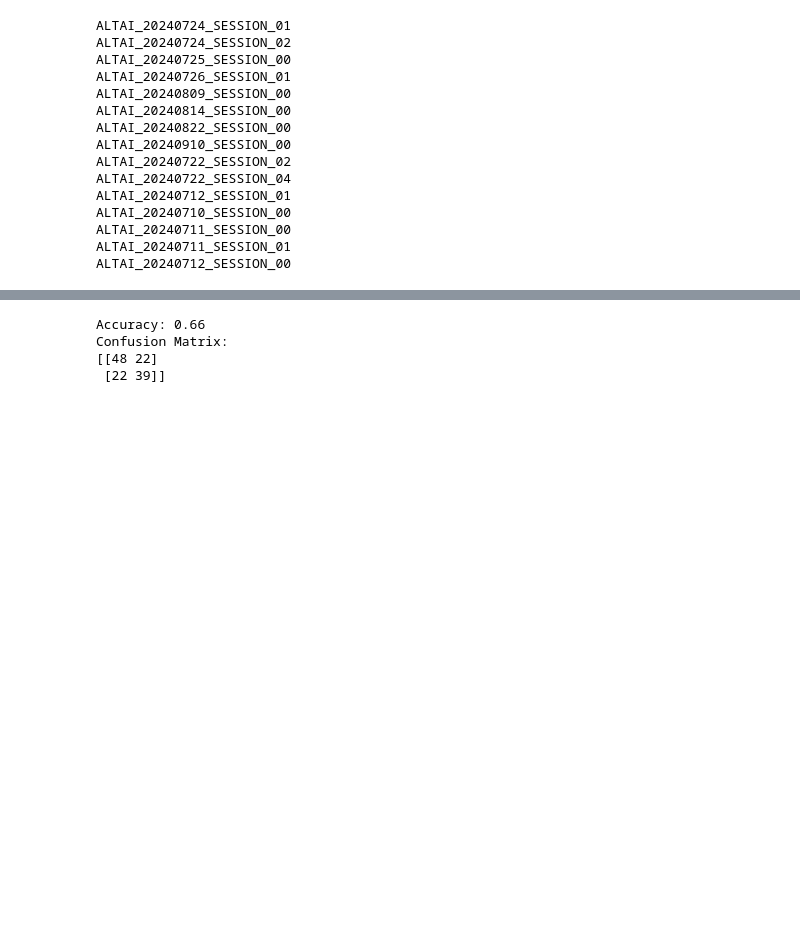
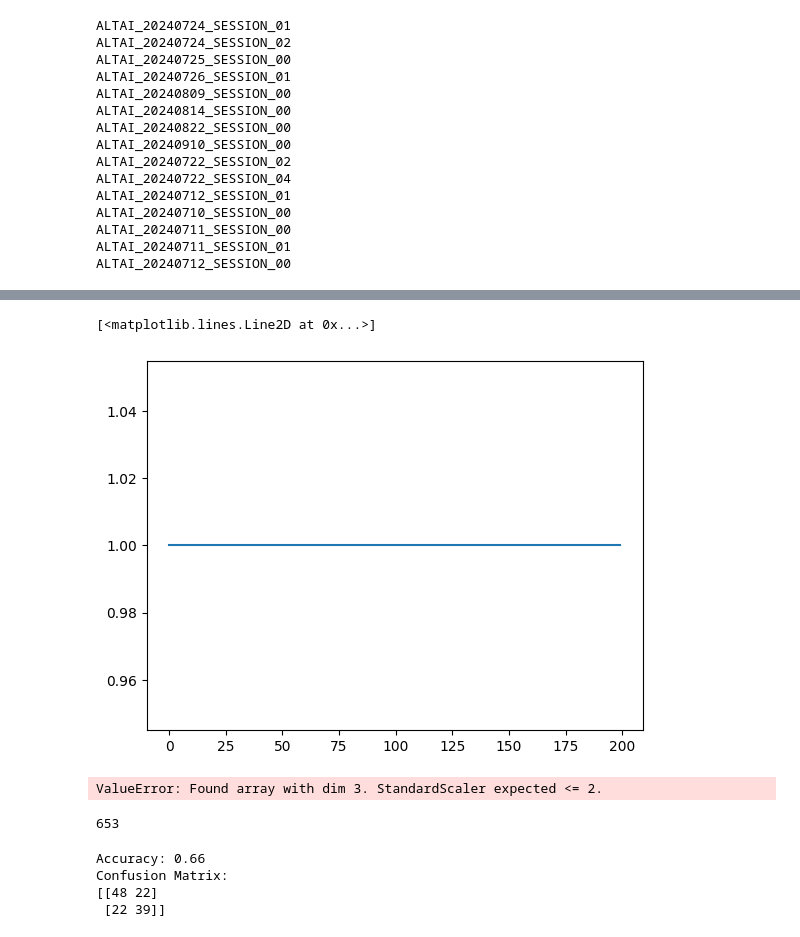
Before and after one commit to felicielevinton/analysebingobike, a Jupyter notebook: Decoding/GLM.ipynb, the cells around one changed output, grey strips where cells are left out. Drawn from its saved outputs; the diff is of its cells as text; code cells hidden in the pictures; blank space fills up the shorter version.

Commit message:
mise en forme données pour PCA

```diff
--- a/Decoding/GLM.ipynb
+++ b/Decoding/GLM.ipynb
@@ -8,7 +8,7 @@ import matplotlib.pyplot as plt
 
 t_pre = 0.5#0.2
 t_post = 0.50#0.300
-bin_width = 0.005
+bin_width = 0.02
 # Créer les bins de temps"
 psth_bins = np.arange(-t_pre, t_post, bin_width)
 # %%
@@ -57,0 +80,33 @@ len(pb_psth)
+# %%
+import numpy as np
+from sklearn.model_selection import train_test_split
+from sklearn.preprocessing import StandardScaler
+from sklearn.ensemble import RandomForestClassifier
+from sklearn.metrics import accuracy_score
+
+accuracy_total = []
+for k in range(200):
+    X = X_total[:, :, k]
+    print(len(X))
+    print(len(X[0]))
+
+
+    # Étape 3: Séparer les données en ensemble d'entraînement et de test
+    X_train, X_test, y_train, y_test = train_test_split(X, y, test_size=0.2, random_state=42)
+
+    # Étape 4: Standardiser les données
+    scaler = StandardScaler()
+    X_train_scaled = scaler.fit_transform(X_train)
+    X_test_scaled = scaler.transform(X_test)
+
+    # Étape 5: Entraîner un modèle (Random Forest dans cet exemple)
+    model = RandomForestClassifier(random_state=42)
+    model.fit(X_train_scaled, y_train)
+
+    # Étape 6: Faire des prédictions
+    y_pred = model.predict(X_test_scaled)
+
+    # Étape 7: Évaluer le modèle
+    accuracy = accuracy_score(y_test, y_pred)
+    accuracy_total.append(accuracy)
+    print("Exactitude (accuracy):", accuracy)
@@ -57,0 +132,5 @@ len(pb_psth)
+# %%
+plt.plot(accuracy_total)
+# %% [output]
+[<matplotlib.lines.Line2D at 0x...>]
+[figure, added]
@@ -58,3 +140,32 @@ len(pb_psth)
+# %%
+import numpy as np
+import matplotlib.pyplot as plt
+from sklearn.decomposition import PCA
+from sklearn.preprocessing import StandardScaler
+
+# Étape 2: Standardiser les données (centrer et réduire)
+scaler = StandardScaler()
+X_scaled = scaler.fit_transform(X)
+
+# Étape 3: Appliquer la PCA
+# n_components indique combien de composantes principales on veut conserver
+pca = PCA(n_components=2)  # Par exemple, réduire à 2 dimensions
+X_pca = pca.fit_transform(X_scaled)
+
+# Étape 4: Afficher les composantes principales (facultatif)
+print("Variance expliquée par chaque composante : ", pca.explained_variance_ratio_)
+print("Somme de la variance expliquée : ", np.sum(pca.explained_variance_ratio_))
+
+# Étape 5: Visualiser les deux premières composantes principales (facultatif)
+plt.figure(figsize=(8,6))
+plt.scatter(X_pca[:, 0], X_pca[:, 1], c='blue', edgecolor='k', s=50)
+plt.title("Projection des données sur les deux premières composantes principales")
+plt.xlabel("Composante principale 1")
+plt.ylabel("Composante principale 2")
+plt.grid(True)
+plt.show()
+# %% [output]
+ValueError: Found array with dim 3. StandardScaler expected <= 2.
 # %%
 # Calcul des features pour les psth
 tr_sustained = [get_sustained_activity(psth, t_pre, t_post, bin_width) for psth in tr_psth]
@@ -73,6 +184,10 @@ y_pb = np.ones(len(X_pb))
 # %%
 X = np.vstack((X_tr, X_pb))
 y = np.hstack((y_tr, y_pb))
+# %%
+len(X)
+# %% [output]
+653
 # %%
 # Importation des bibliothèques nécessaires
 import numpy as np
```
Also changed, not shown: parts of 7 cells of this notebook.
